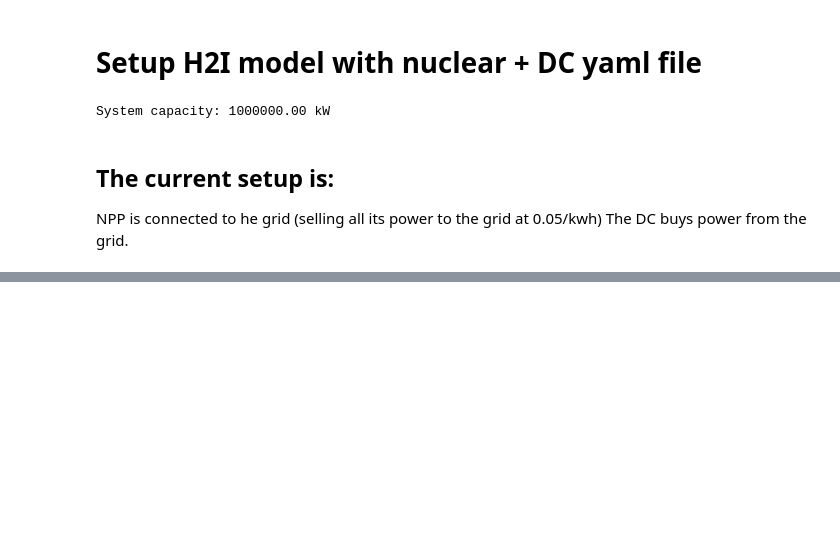
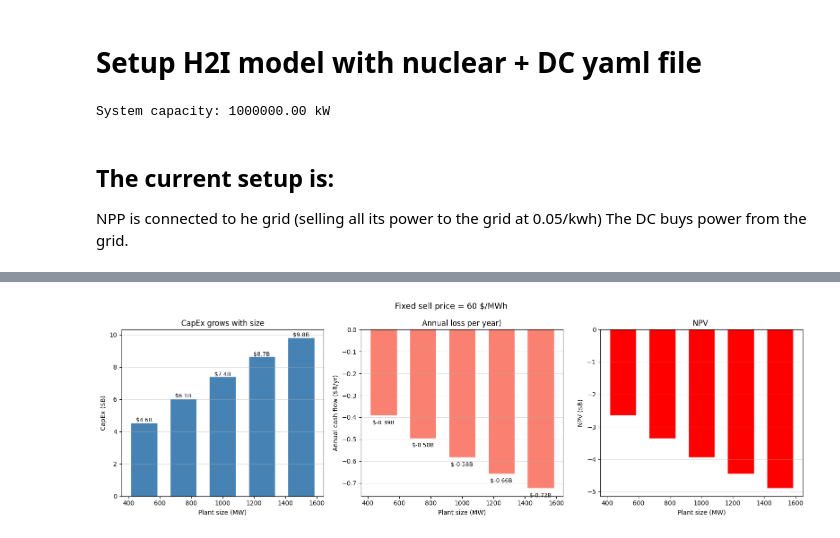
Before and after one commit to vijay092/H2Integrate, a Jupyter notebook: examples/32_nuclear_DC_case_1/run_nuclear_DC.ipynb, the cells around one changed output, grey strips where cells are left out. Drawn from its saved outputs; the diff is of its cells as text; code cells hidden in the pictures; blank space fills up the shorter version.

```diff
--- a/examples/32_nuclear_DC_case_1/run_nuclear_DC.ipynb
+++ b/examples/32_nuclear_DC_case_1/run_nuclear_DC.ipynb
@@ -248,0 +305,89 @@ FileNotFoundError: [Errno 2] No such file or directory: 'examples/32_nuclear_DC_
+# %%
+
+# ── Why does NPV get MORE negative as plant size grows at a low sell price? ───
+# At a fixed low sell price, bigger plant = more CapEx sunk + more annual losses
+
+low_sell_price_mwh = 60   # $/MWh — well below any LCOE
+
+sizes_mw   = [500, 750, 1000, 1250, 1500]
+capacity_factors = 0.9    # assumed ~90% CF for nuclear
+
+decomp = []
+for capacity_mw in sizes_mw:
+    capacity_kw = capacity_mw * 1000
+
+    h2i.prob.set_val('nuclear.system_capacity',    capacity_kw,              units='kW')
+    h2i.prob.set_val('grid.interconnection_size',  capacity_kw,              units='kW')
+    h2i.prob.set_val('nuclear.electricity_demand', np.full(8760, capacity_kw), units='kW')
+    h2i.prob.set_val('grid.electricity_demand',    np.full(8760, 500_000),    units='kW')
+    h2i.prob.set_val('finance_subgroup_nuclear_npv.sell_price_electricity',
+                     low_sell_price_mwh / 1000, units='USD/(kW*h)')
+    h2i.run()
+
+    capex_b      = h2i.prob.get_val('nuclear.CapEx', 'USD')[0] / 1e9
+    lcoe_mwh     = h2i.prob.get_val('finance_subgroup_nuclear.LCOE', 'USD/(kW*h)')[0] * 1000
+    annual_gwh   = h2i.prob.get_val('nuclear.total_electricity_produced', 'kW*h')[0] / 1e6
+    annual_loss_b = (low_sell_price_mwh - lcoe_mwh) * annual_gwh * 1e3 / 1e9  # $B/yr
+    npv_b        = h2i.prob.get_val('finance_subgroup_nuclear_npv.NPV_electricity', 'USD')[0] / 1e9
+
+    decomp.append({
+        'mw': capacity_mw, 'capex_b': capex_b,
+        'lcoe': lcoe_mwh,  'annual_loss_b': annual_loss_b, 'npv_b': npv_b,
+    })
+
+import matplotlib.pyplot as plt
+import numpy as np
+
+fig, axes = plt.subplots(1, 3, figsize=(16, 5))
+fig.suptitle(f'Fixed sell price = {low_sell_price_mwh} $/MWh ',
+             fontsize=13, )
+
+mws        = [d['mw']           for d in decomp]
+capexs     = [d['capex_b']      for d in decomp]
+ann_losses = [d['annual_loss_b'] for d in decomp]
+npvs       = [d['npv_b']        for d in decomp]
+lcoes      = [d['lcoe']         for d in decomp]
+
+# --- Panel 1: CapEx vs size ---
+ax = axes[0]
+ax.bar(mws, capexs, width=170, color='steelblue', edgecolor='white')
+ax.set_xlabel('Plant size (MW)')
+ax.set_ylabel('CapEx ($B)')
+ax.set_title('CapEx grows with size')
+for i, (mw, v) in enumerate(zip(mws, capexs)):
+    ax.text(mw, v + 0.05, f'${v:.1f}B', ha='center', fontsize=9)
+ax.grid(axis='y', alpha=0.4)
+
+# --- Panel 2: Annual loss vs size ---
+ax = axes[1]
+ax.bar(mws, ann_losses, width=170, color='salmon', edgecolor='white')
+ax.set_xlabel('Plant size (MW)')
+ax.set_ylabel('Annual cash flow ($B/yr)')
+ax.set_title(f'Annual loss per year)')
+for mw, v in zip(mws, ann_losses):
+    ax.text(mw, v - 0.02, f'${v:.2f}B', ha='center', va='top', fontsize=9)
+ax.axhline(0, color='black', lw=0.8)
+ax.grid(axis='y', alpha=0.4)
+
+# --- Panel 3: NPV vs size ---
+ax = axes[2]
+ax.bar(mws, npvs, width=170, color='red', edgecolor='white')
+ax.set_xlabel('Plant size (MW)')
+ax.set_ylabel('NPV ($B)')
+ax.set_title('NPV ')
+for mw, v in zip(mws, npvs):
+    ax.text(mw, v - 0.1, f'${v:.1f}B', ha='center', va='top', fontsize=9, color='white', fontweight='bold')
+ax.axhline(0, color='black', lw=0.8)
+ax.grid(axis='y', alpha=0.4)
+
+plt.tight_layout()
+plt.show()
+
+print(f"\nSell price: {low_sell_price_mwh} $/MWh")
+print(f"{'Size':>8} {'LCOE':>12} {'Loss/MWh':>12} {'CapEx':>10} {'Ann.Loss':>12} {'NPV':>10}")
+for d in decomp:
+    loss_per_mwh = low_sell_price_mwh - d['lcoe']
+    print(f"{d['mw']:>6} MW  {d['lcoe']:>8.1f} $/MWh  {loss_per_mwh:>8.1f} $/MWh  "
+          f"${d['capex_b']:>5.1f}B  ${d['annual_loss_b']:>7.3f}B/yr  ${d['npv_b']:>6.2f}B")
+# %% [output]
+[figure, added]
```
Also changed, not shown: parts of 12 cells of this notebook, 12 other files.
